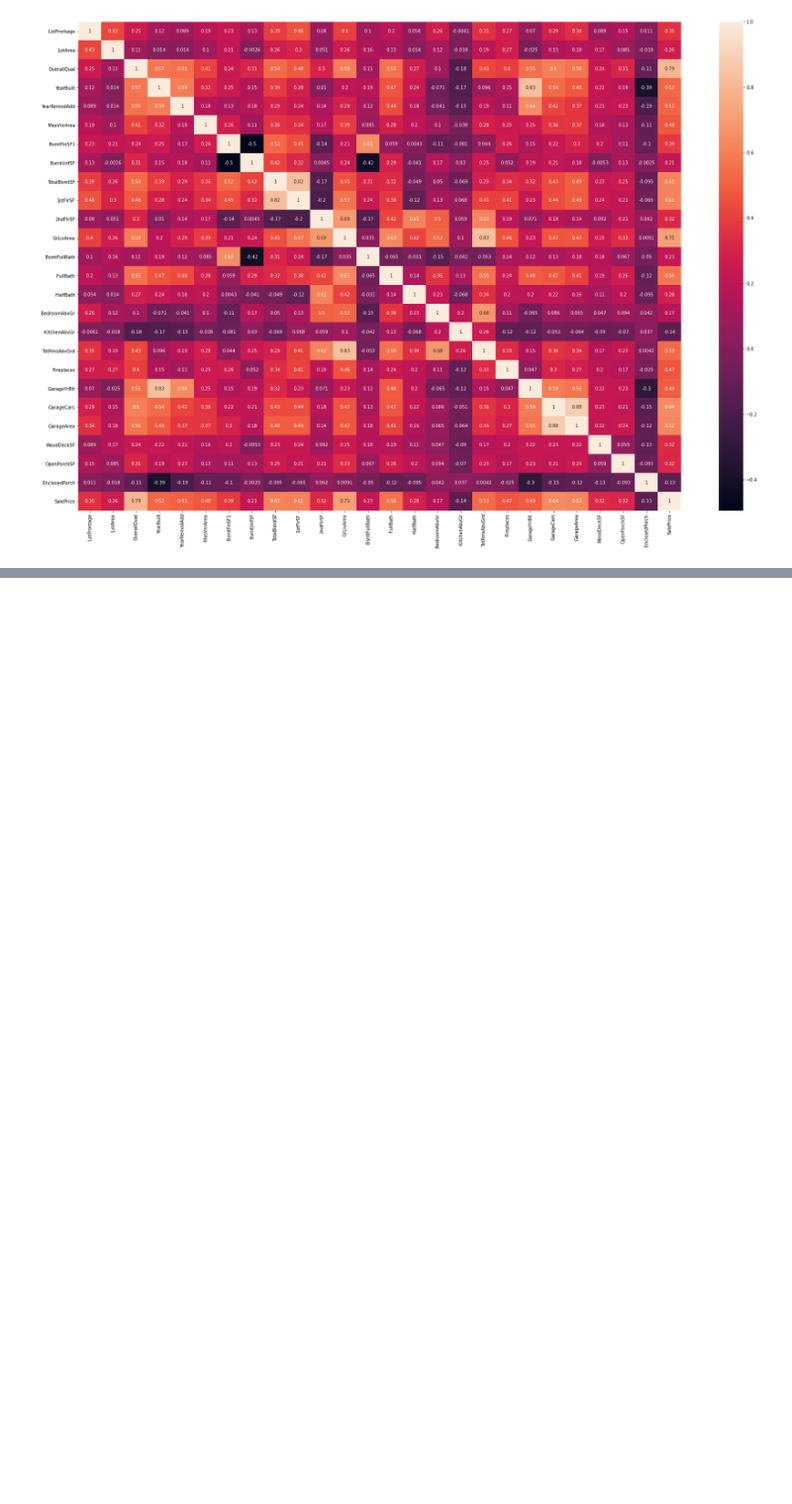
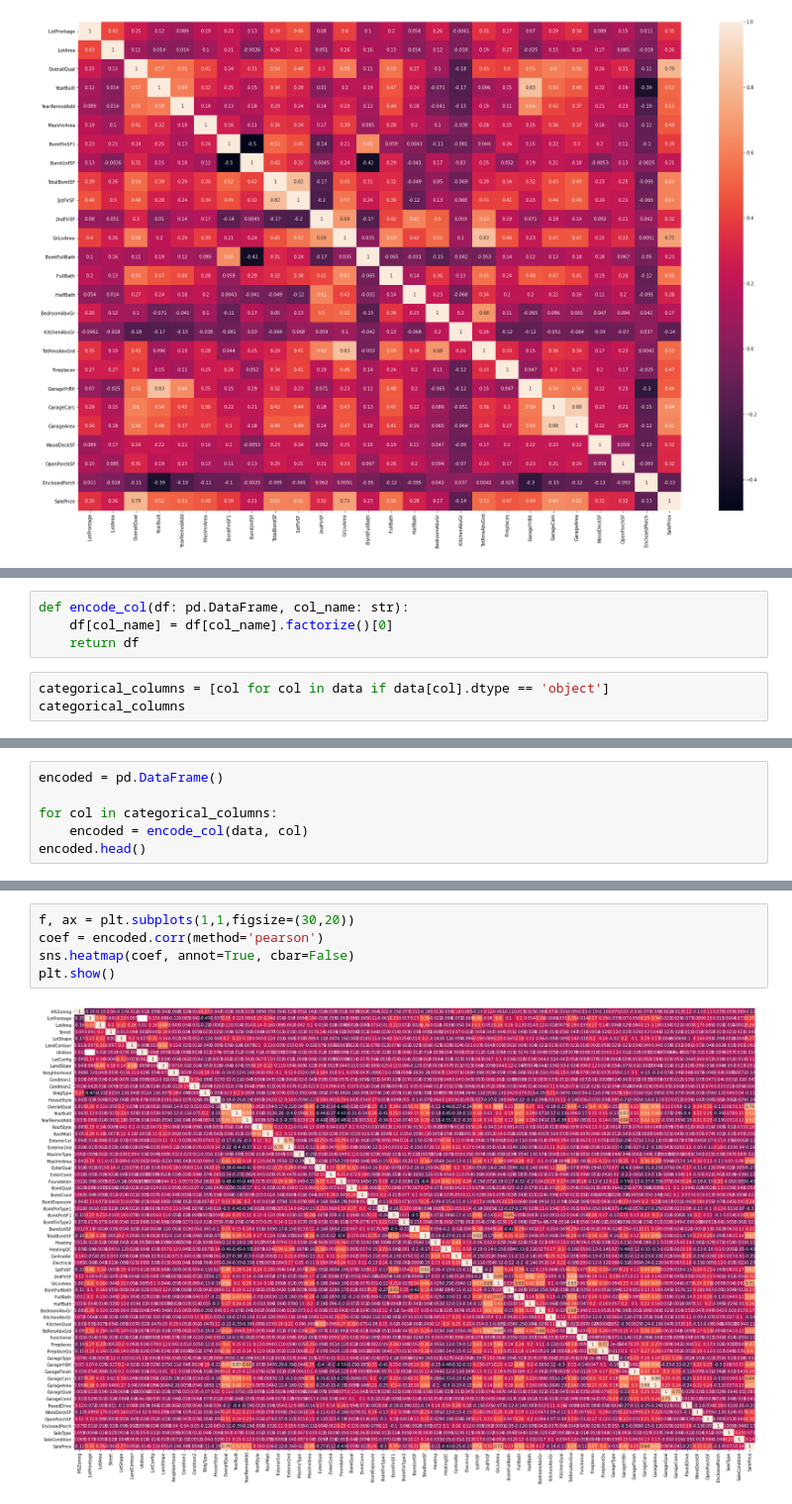
Before and after one commit to povstenko/house_price, a Jupyter notebook: macpaw_povstenko.ipynb, the cells around one changed output, grey strips where cells are left out. Shown at 99% size. Saved outputs shown, nothing was run; the diff lists cells and outputs as text; blank space fills up the shorter version.

```diff
--- a/macpaw_povstenko.ipynb
+++ b/macpaw_povstenko.ipynb
@@ -193,0 +208,7 @@ plt.show()
+# %%
+def encode_col(df: pd.DataFrame, col_name: str):
+    df[col_name] = df[col_name].factorize()[0]
+    return df
+# %%
+categorical_columns = [col for col in data if data[col].dtype == 'object']
+categorical_columns
@@ -193,0 +233,6 @@ plt.show()
+# %%
+encoded = pd.DataFrame()
+
+for col in categorical_columns:
+    encoded = encode_col(data, col)
+encoded.head()
@@ -193,0 +246,7 @@ plt.show()
+# %%
+f, ax = plt.subplots(1,1,figsize=(30,20))
+coef = encoded.corr(method='pearson')
+sns.heatmap(coef, annot=True, cbar=False)
+plt.show()
+# %% [output]
+[figure, added]
```
Also changed, not shown: parts of 18 cells of this notebook, 1 other file.
